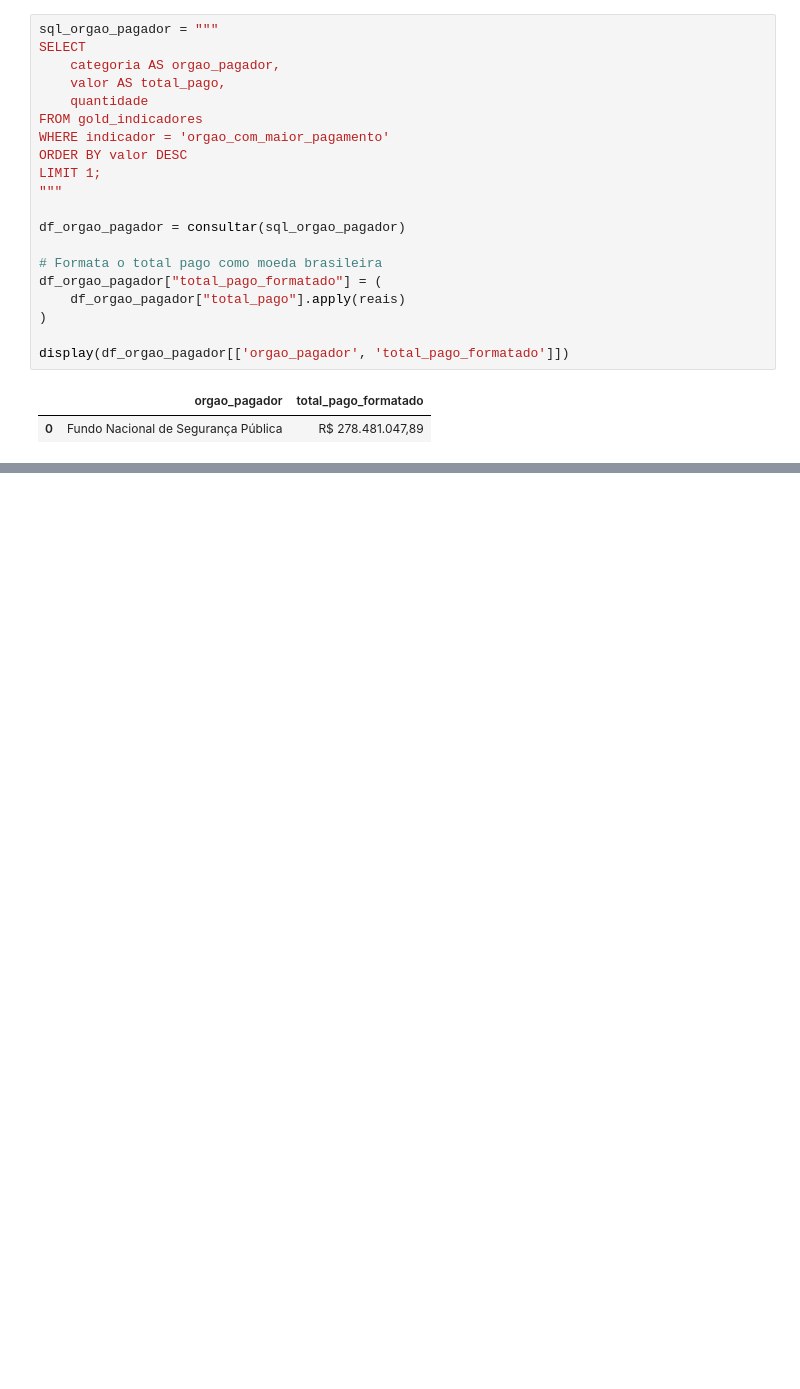
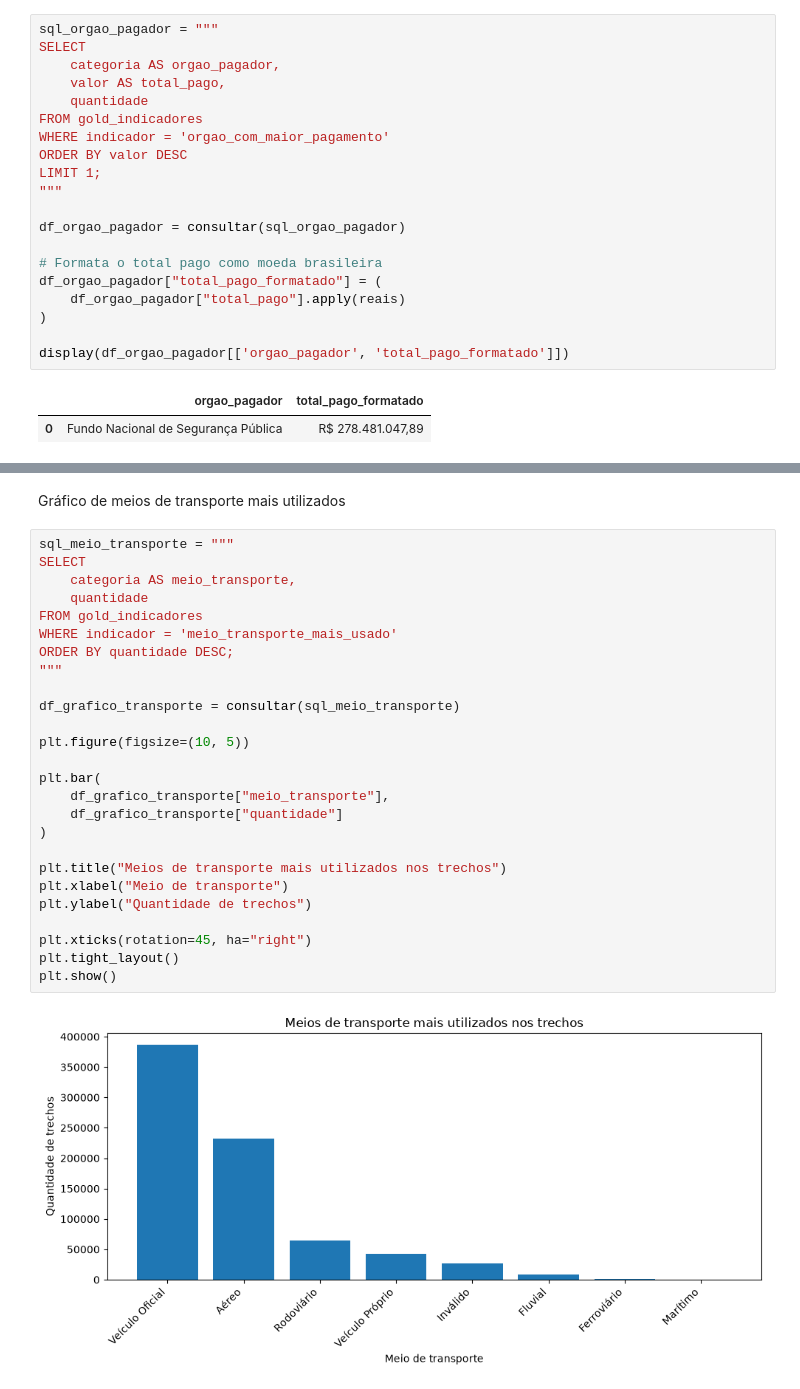
Before and after one commit to heloisacomelli/Projeto-Avaliativo-Modulo1-Heloisa_Campos_Comelli, a Jupyter notebook: 3_analise.ipynb, the cells around one changed output, grey strips where cells are left out. Cells and saved outputs as stored; diff of their text form; blank space fills up the shorter version.

```diff
--- a/3_analise.ipynb
+++ b/3_analise.ipynb
@@ -398,0 +433,30 @@ display(df_orgao_pagador[['orgao_pagador', 'total_pago_formatado']])
+# %% [markdown]
+Gráfico de meios de transporte mais utilizados
+# %%
+sql_meio_transporte = """
+SELECT
+    categoria AS meio_transporte,
+    quantidade
+FROM gold_indicadores
+WHERE indicador = 'meio_transporte_mais_usado'
+ORDER BY quantidade DESC;
+"""
+
+df_grafico_transporte = consultar(sql_meio_transporte)
+
+plt.figure(figsize=(10, 5))
+
+plt.bar(
+    df_grafico_transporte["meio_transporte"],
+    df_grafico_transporte["quantidade"]
+)
+
+plt.title("Meios de transporte mais utilizados nos trechos")
+plt.xlabel("Meio de transporte")
+plt.ylabel("Quantidade de trechos")
+
+plt.xticks(rotation=45, ha="right")
+plt.tight_layout()
+plt.show()
+# %% [output]
+[figure, added]
```
Also changed, not shown: parts of 4 cells of this notebook.
